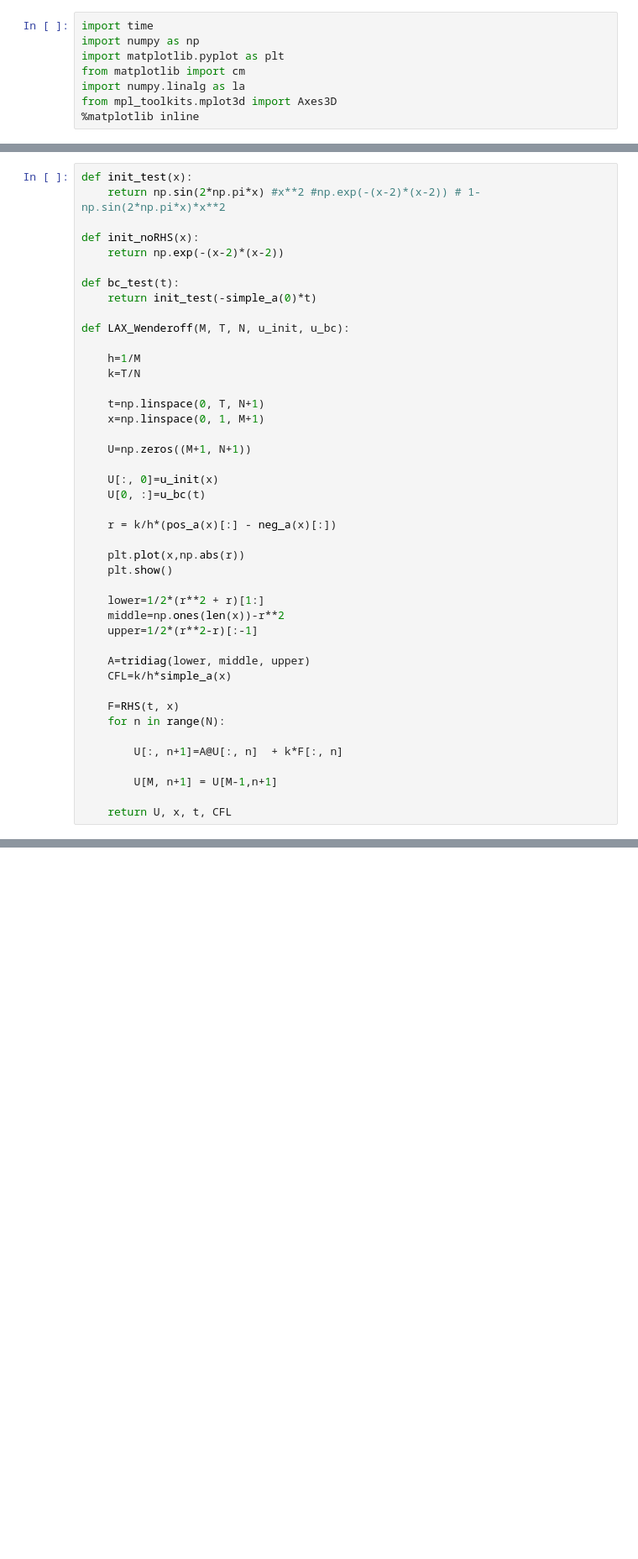
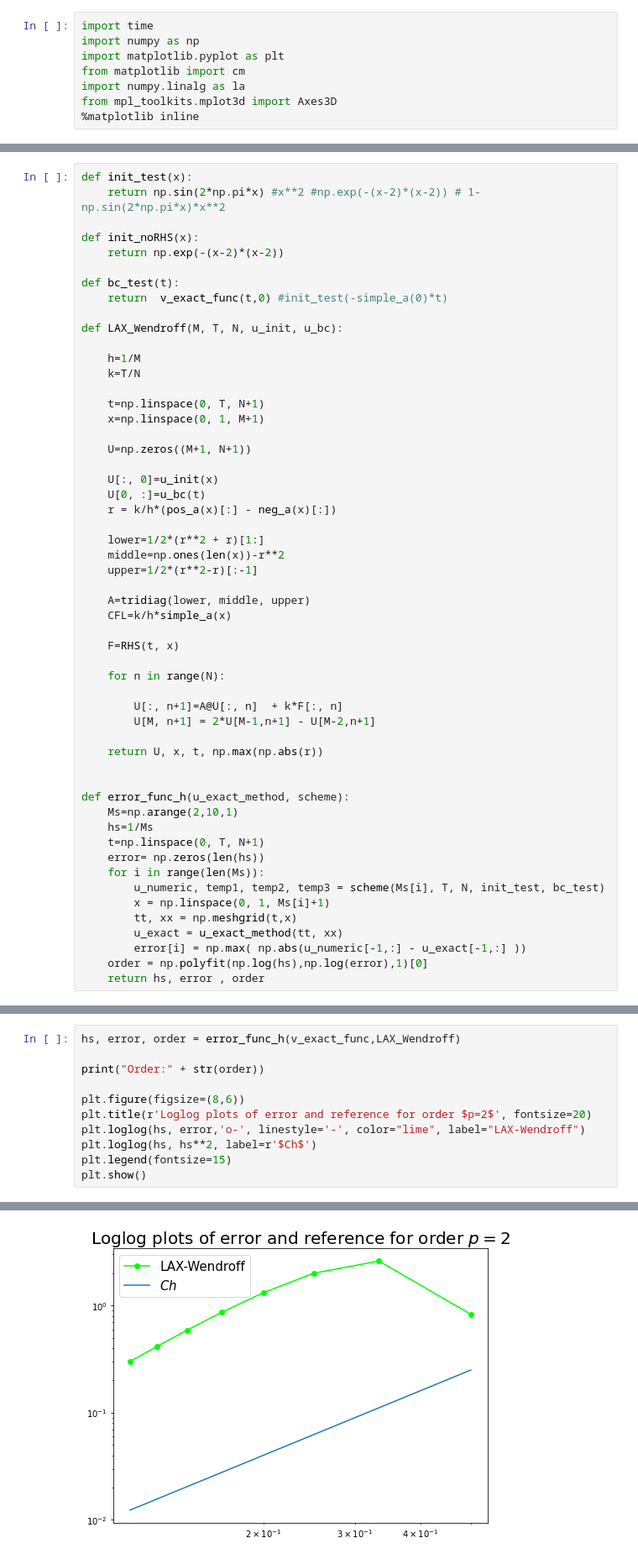
Before and after one commit to ulrikunneberg/numdiffprosj2, a Jupyter notebook: Gorms Big Dick Fil.ipynb, the cells around one changed output, grey strips where cells are left out. Shown at 84% size. Saved outputs shown, nothing was run; the diff lists cells and outputs as text; blank space fills up the shorter version.

```diff
--- a/Gorms Big Dick Fil.ipynb
+++ b/Gorms Big Dick Fil.ipynb
@@ -59,9 +59,9 @@ def init_noRHS(x):
     return np.exp(-(x-2)*(x-2))
 
 def bc_test(t):
-    return init_test(-simple_a(0)*t)
+    return  v_exact_func(t,0) #init_test(-simple_a(0)*t)
 
-def LAX_Wenderoff(M, T, N, u_init, u_bc):
+def LAX_Wendroff(M, T, N, u_init, u_bc):
 
     h=1/M
     k=T/N
@@ -73,11 +73,7 @@ def LAX_Wenderoff(M, T, N, u_init, u_bc):
 
     U[:, 0]=u_init(x)
     U[0, :]=u_bc(t)
-
     r = k/h*(pos_a(x)[:] - neg_a(x)[:])
-
-    plt.plot(x,np.abs(r))
-    plt.show()
 
     lower=1/2*(r**2 + r)[1:]
     middle=np.ones(len(x))-r**2
@@ -87,13 +83,28 @@ def LAX_Wenderoff(M, T, N, u_init, u_bc):
     CFL=k/h*simple_a(x)
 
     F=RHS(t, x)
+
     for n in range(N):
 
         U[:, n+1]=A@U[:, n]  + k*F[:, n]
+        U[M, n+1] = 2*U[M-1,n+1] - U[M-2,n+1]
 
-        U[M, n+1] = U[M-1,n+1]
+    return U, x, t, np.max(np.abs(r))
 
-    return U, x, t, CFL
+
+def error_func_h(u_exact_method, scheme):
+    Ms=np.arange(2,10,1)
+    hs=1/Ms
+    t=np.linspace(0, T, N+1)
+    error= np.zeros(len(hs))
+    for i in range(len(Ms)):
+        u_numeric, temp1, temp2, temp3 = scheme(Ms[i], T, N, init_test, bc_test)
+        x = np.linspace(0, 1, Ms[i]+1)
+        tt, xx = np.meshgrid(t,x)
+        u_exact = u_exact_method(tt, xx)
+        error[i] = np.max( np.abs(u_numeric[-1,:] - u_exact[-1,:] ))
+    order = np.polyfit(np.log(hs),np.log(error),1)[0]
+    return hs, error , order
 # %%
 T=1
 M=1000
@@ -133,0 +160,12 @@ plot_solutionTest(v_exact, angle=-30, title="v_exact")
+# %%
+hs, error, order = error_func_h(v_exact_func,LAX_Wendroff)
+
+print("Order:" + str(order))
+
+plt.figure(figsize=(8,6))
+plt.title(r'Loglog plots of error and reference for order $p=2$', fontsize=20)
+plt.loglog(hs, error,'o-', linestyle='-', color="lime", label="LAX-Wendroff")
+plt.loglog(hs, hs**2, label=r'$Ch$')
+plt.legend(fontsize=15)
+plt.show()
+# %% [output]
@@ -133,0 +173 @@ plot_solutionTest(v_exact, angle=-30, title="v_exact")
+[figure, added]
```
Also changed, not shown: parts of 3 cells of this notebook.
